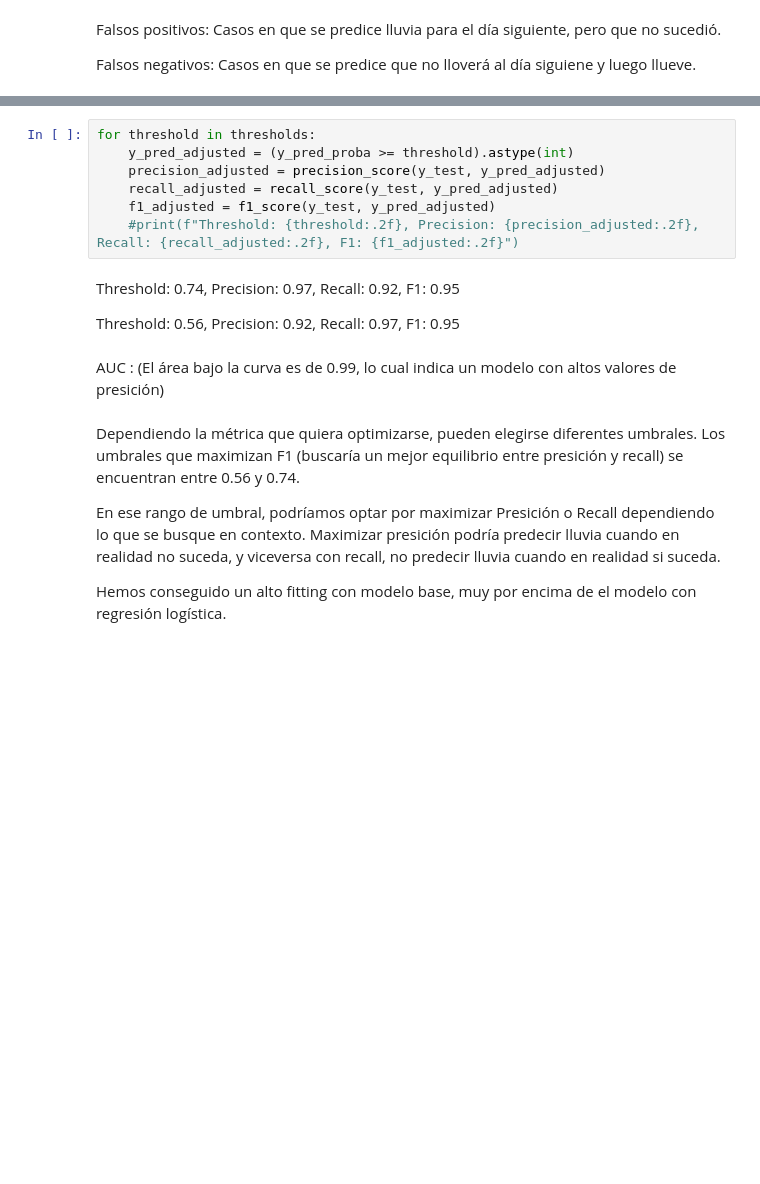
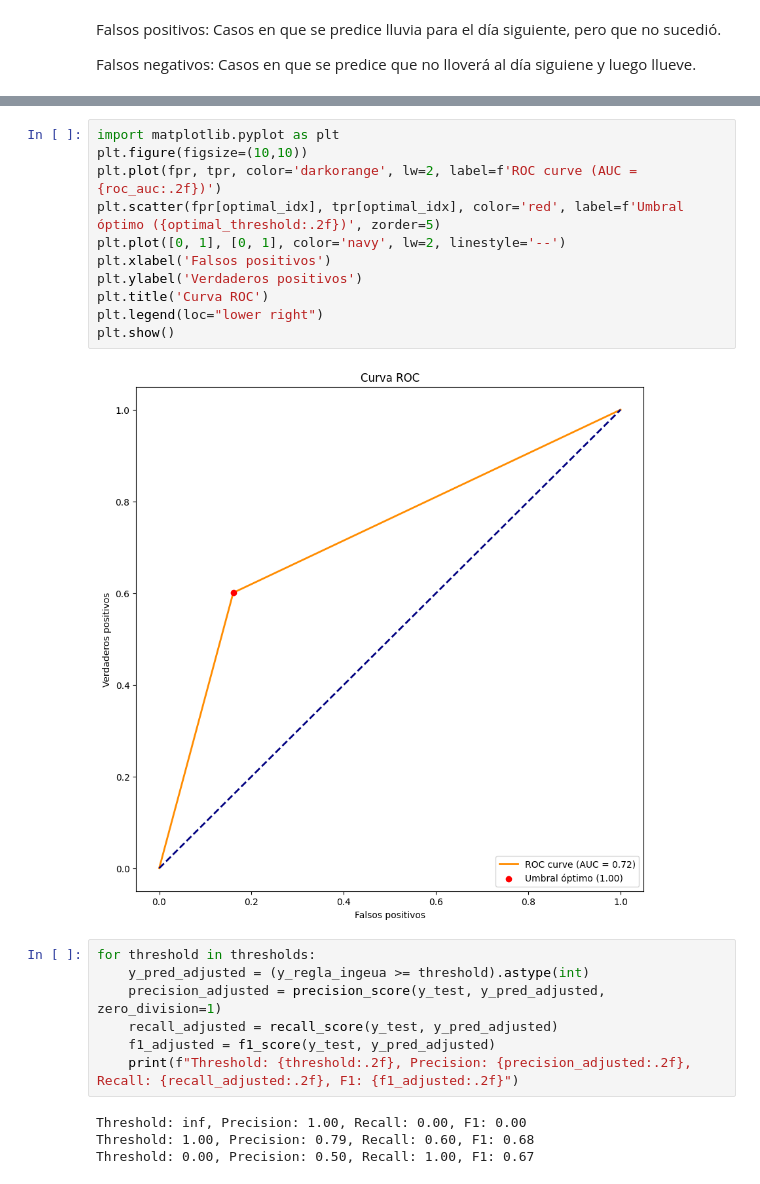
Before and after one commit to iairborgo/AA1-TUIA-Borgo-Nardi-Nardi, a Jupyter notebook: TP-clasificacion-AA1.ipynb, the cells around one changed output, grey strips where cells are left out. Drawn from its saved outputs; the diff is of its cells as text; blank space fills up the shorter version.

```diff
--- a/TP-clasificacion-AA1.ipynb
+++ b/TP-clasificacion-AA1.ipynb
@@ -578,19 +611,24 @@ F1 Score: 0.9415198582299593
+# %%
+import matplotlib.pyplot as plt
+plt.figure(figsize=(10,10))
+plt.plot(fpr, tpr, color='darkorange', lw=2, label=f'ROC curve (AUC = {roc_auc:.2f})')
+plt.scatter(fpr[optimal_idx], tpr[optimal_idx], color='red', label=f'Umbral óptimo ({optimal_threshold:.2f})', zorder=5)
+plt.plot([0, 1], [0, 1], color='navy', lw=2, linestyle='--')
+plt.xlabel('Falsos positivos')
+plt.ylabel('Verdaderos positivos')
+plt.title('Curva ROC')
+plt.legend(loc="lower right")
+plt.show()
+# %% [output]
+[figure, added]
 # %%
 for threshold in thresholds:
-    y_pred_adjusted = (y_pred_proba >= threshold).astype(int)
-    precision_adjusted = precision_score(y_test, y_pred_adjusted)
+    y_pred_adjusted = (y_regla_ingeua >= threshold).astype(int)
+    precision_adjusted = precision_score(y_test, y_pred_adjusted, zero_division=1)
     recall_adjusted = recall_score(y_test, y_pred_adjusted)
     f1_adjusted = f1_score(y_test, y_pred_adjusted)
-    #print(f"Threshold: {threshold:.2f}, Precision: {precision_adjusted:.2f}, Recall: {recall_adjusted:.2f}, F1: {f1_adjusted:.2f}")
+    print(f"Threshold: {threshold:.2f}, Precision: {precision_adjusted:.2f}, Recall: {recall_adjusted:.2f}, F1: {f1_adjusted:.2f}")
+# %% [output]
+Threshold: inf, Precision: 1.00, Recall: 0.00, F1: 0.00
+Threshold: 1.00, Precision: 0.79, Recall: 0.60, F1: 0.68
+Threshold: 0.00, Precision: 0.50, Recall: 1.00, F1: 0.67
-# %% [markdown]
-Threshold: 0.74, Precision: 0.97, Recall: 0.92, F1: 0.95
-
-Threshold: 0.56, Precision: 0.92, Recall: 0.97, F1: 0.95
-# %% [markdown]
-AUC : (El área bajo la curva es de 0.99, lo cual indica un modelo con altos valores de presición)
-# %% [markdown]
-Dependiendo la métrica que quiera optimizarse, pueden elegirse diferentes umbrales. Los umbrales que maximizan F1 (buscaría un mejor equilibrio entre presición y recall) se encuentran entre 0.56 y 0.74.
-
-En ese rango de umbral, podríamos optar por maximizar Presición o Recall dependiendo lo que se busque en contexto. Maximizar presición podría predecir lluvia cuando en realidad no suceda, y viceversa con recall, no predecir lluvia cuando en realidad si suceda.
-
-Hemos conseguido un alto fitting con modelo base, muy por encima de el modelo con regresión logística.
```
Also changed, not shown: parts of 24 cells of this notebook.
